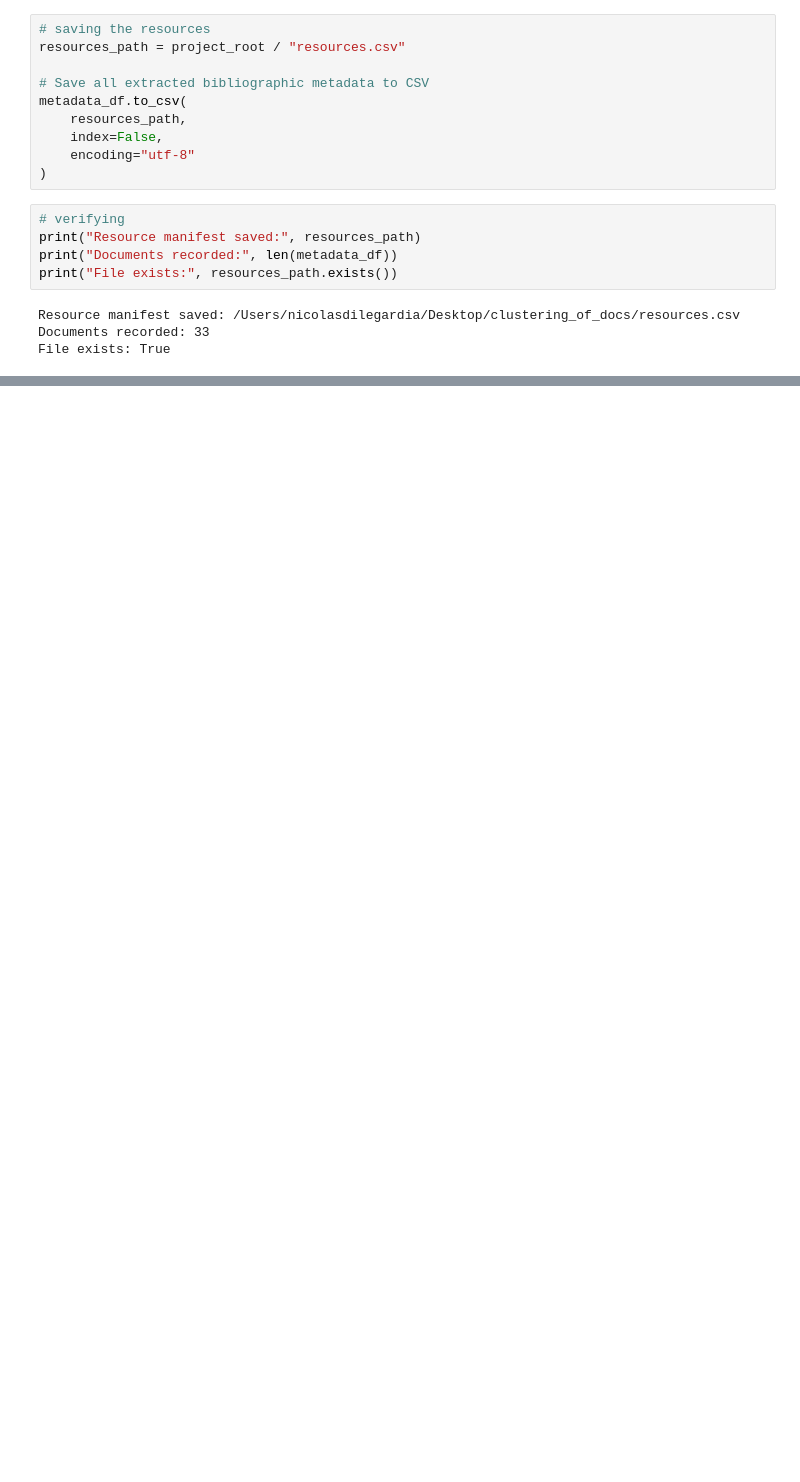
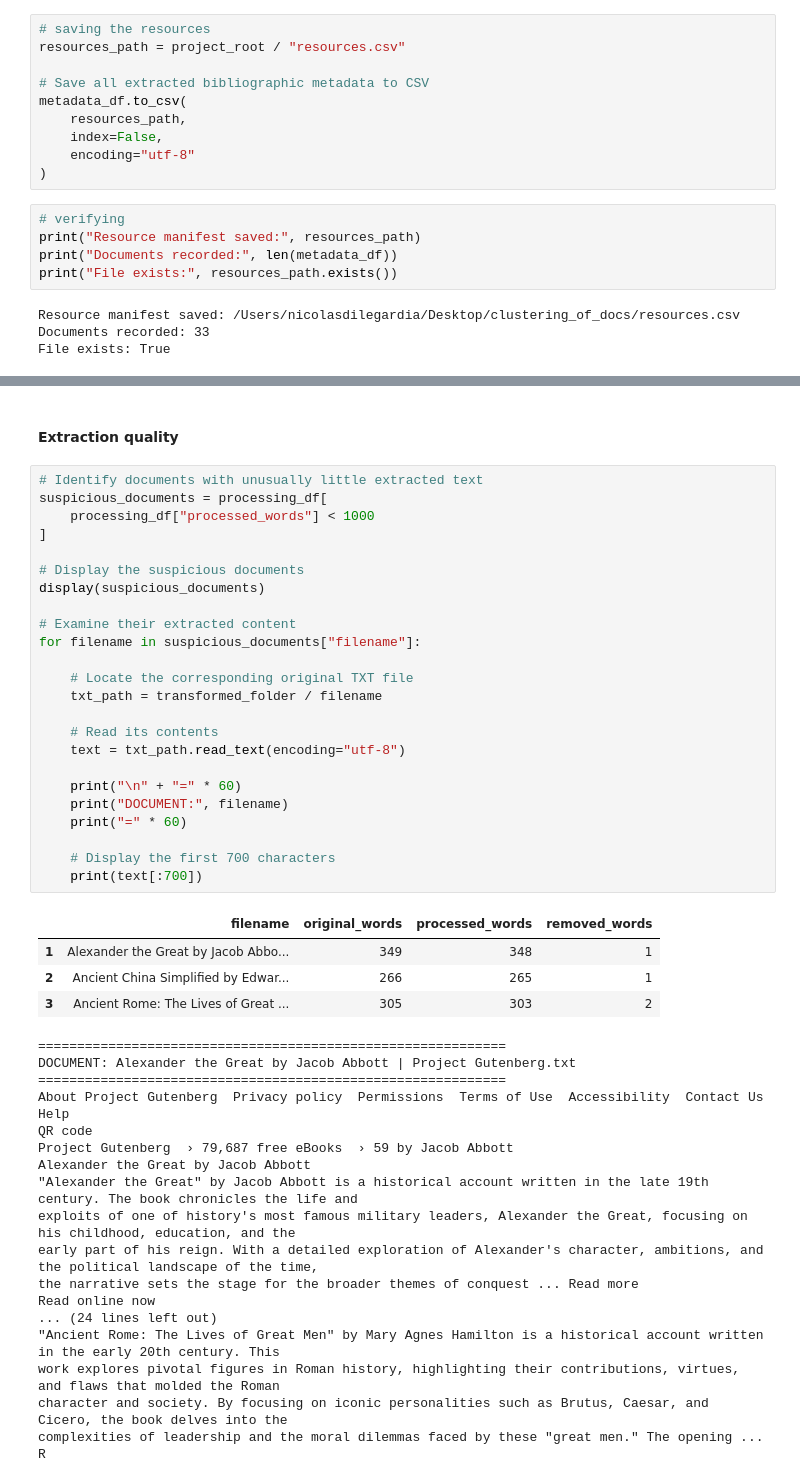
Before and after one commit to nicodlupus/clustering_of_docs, a Jupyter notebook: transformer/DataProcessing.ipynb, the cells around one changed output, grey strips where cells are left out. Cells and saved outputs as stored; diff of their text form; blank space fills up the shorter version.

```diff
--- a/transformer/DataProcessing.ipynb
+++ b/transformer/DataProcessing.ipynb
@@ -236,0 +319,48 @@ File exists: True
+# %% [markdown]
+#### Extraction quality
+# %%
+# Identify documents with unusually little extracted text
+suspicious_documents = processing_df[
+    processing_df["processed_words"] < 1000
+]
+
+# Display the suspicious documents
+display(suspicious_documents)
+
+# Examine their extracted content
+for filename in suspicious_documents["filename"]:
+
+    # Locate the corresponding original TXT file
+    txt_path = transformed_folder / filename
+
+    # Read its contents
+    text = txt_path.read_text(encoding="utf-8")
+
+    print("\n" + "=" * 60)
+    print("DOCUMENT:", filename)
+    print("=" * 60)
+
+    # Display the first 700 characters
+    print(text[:700])
+# %% [output]
+|  | filename | original_words | processed_words | removed_words |
+| 1 | Alexander the Great by Jacob Abbo... | 349 | 348 | 1 |
+| 2 | Ancient China Simplified by Edwar... | 266 | 265 | 1 |
+| 3 | Ancient Rome: The Lives of Great ... | 305 | 303 | 2 |
+============================================================
+DOCUMENT: Alexander the Great by Jacob Abbott | Project Gutenberg.txt
+============================================================
+About Project Gutenberg  Privacy policy  Permissions  Terms of Use  Accessibility  Contact Us  Help
+QR code
+Project Gutenberg  › 79,687 free eBooks  › 59 by Jacob Abbott
+Alexander the Great by Jacob Abbott
+"Alexander the Great" by Jacob Abbott is a historical account written in the late 19th century. The book chronicles the life and
+exploits of one of history's most famous military leaders, Alexander the Great, focusing on his childhood, education, and the
+early part of his reign. With a detailed exploration of Alexander's character, ambitions, and the political landscape of the time,
+the narrative sets the stage for the broader themes of conquest ... Read more
+Read online now
+... (24 lines left out)
+"Ancient Rome: The Lives of Great Men" by Mary Agnes Hamilton is a historical account written in the early 20th century. This
+work explores pivotal figures in Roman history, highlighting their contributions, virtues, and flaws that molded the Roman
+character and society. By focusing on iconic personalities such as Brutus, Caesar, and Cicero, the book delves into the
+complexities of leadership and the moral dilemmas faced by these "great men." The opening ... R
```
Also changed, not shown: parts of 8 cells of this notebook, 34 other files.
